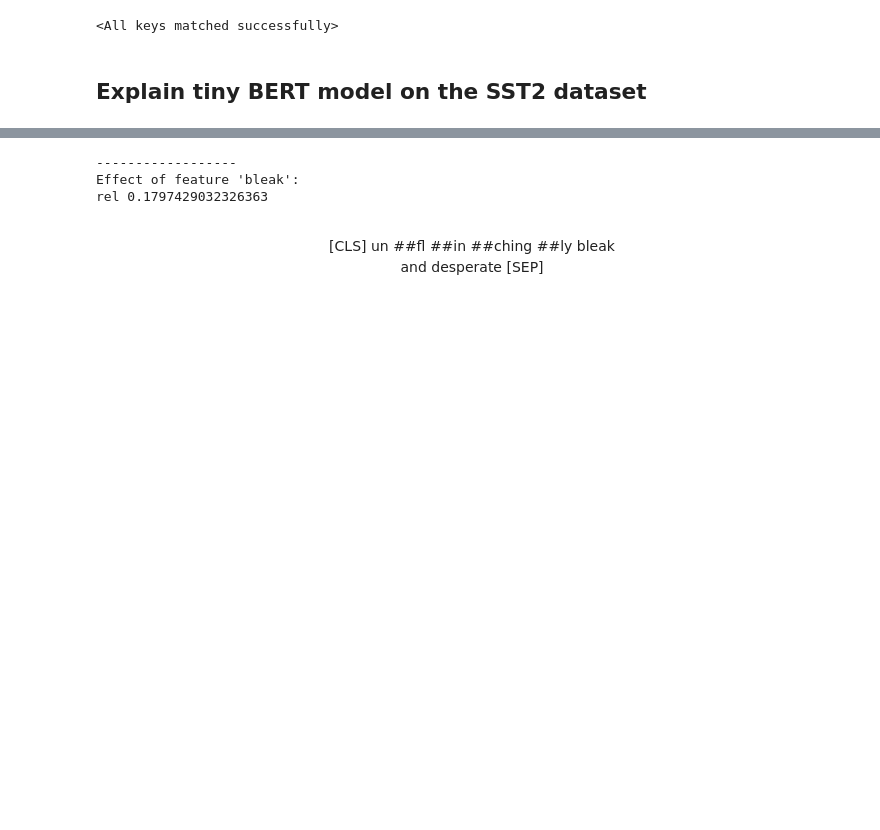
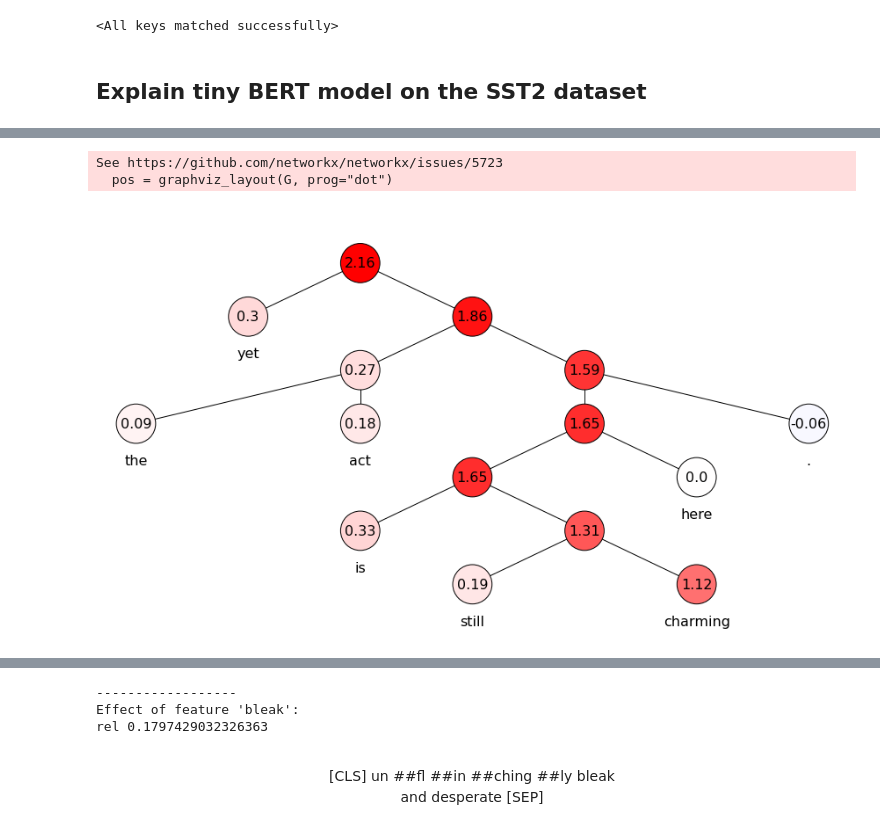
Before and after one commit to tschnake/Symbxai_retina, a Jupyter notebook: symb_XAI_Transformers_SST.ipynb, the cells around one changed output, grey strips where cells are left out. Cells and saved outputs as stored; diff of their text form; code cells hidden in the pictures; blank space fills up the shorter version.

```diff
--- a/symb_XAI_Transformers_SST.ipynb
+++ b/symb_XAI_Transformers_SST.ipynb
@@ -732,0 +191,31 @@ See https://github.com/networkx/networkx/issues/5723
+# %%
+# first order XAI
+G = dgl.to_networkx(tree)
+node_rels = {}
+node_labels = {}
+
+token_rel = {}
+for tid in range(len(explainer.words)):
+    token_rel[tid] = 0.
+    for w, rel in rels.items():
+        if w[0] == tid:
+            token_rel[tid] += rel
+
+for node_id in range(len(labels)):
+    ances = nx.ancestors(G, node_id)
+    ances.add(node_id)
+
+    token_set = process_treeid2tokenid(ances, mask, add_cls=False)
+
+    node_rels[node_id] = sum([token_rel[tid] for tid in token_set])
+
+node_heat = [make_color( rel, scaling=.5) for rel in node_rels.values() ]
+
+node_labels = {i: round(rel,2) for i,rel in enumerate(node_rels.values()) }
+
+
+vis_tree_heat(tree, node_heat, node_labels=node_labels, save_dir=f'pics/sample{sid}_contr_1order.png')
+# %% [output]
+See https://github.com/networkx/networkx/issues/5723
+  pos = graphviz_layout(G, prog="dot")
+[figure, added]
```
Also changed, not shown: parts of 29 cells of this notebook, 3 other files.
